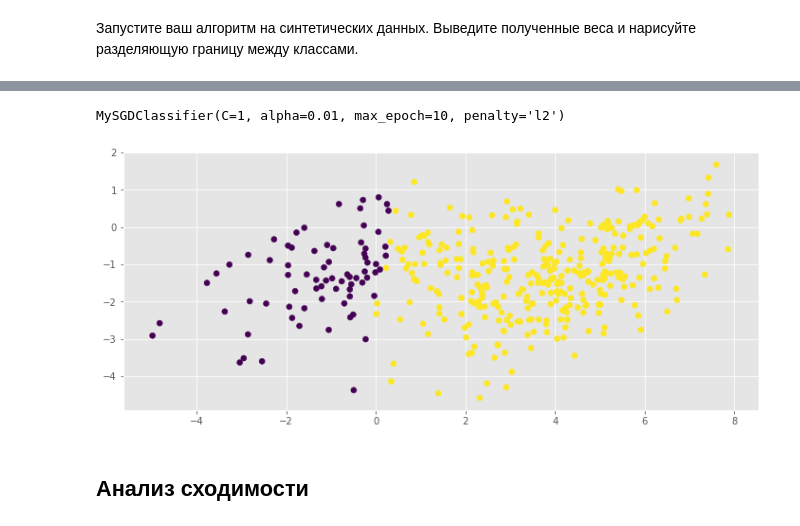
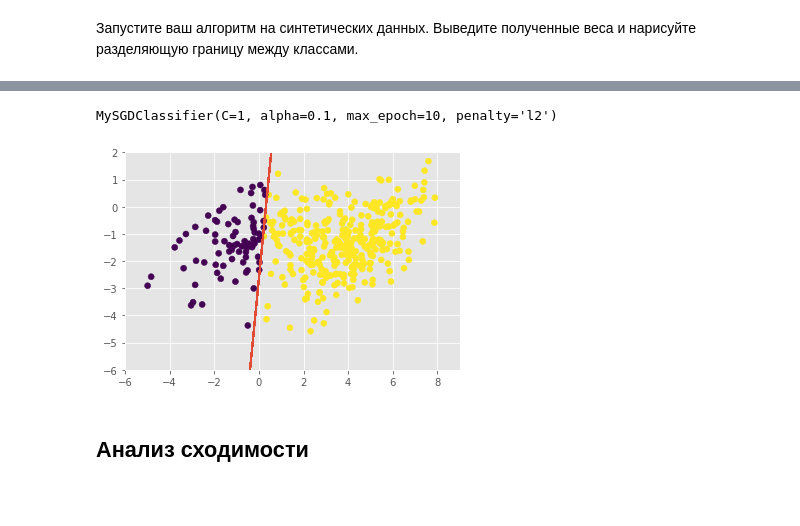
Before and after one commit to mmariyavyatkina/otus_course, a Jupyter notebook: HW3/Logreg.ipynb, the cells around one changed output, grey strips where cells are left out. Drawn from its saved outputs; the diff is of its cells as text; code cells hidden in the pictures; blank space fills up the shorter version.

```diff
--- a/HW3/Logreg.ipynb
+++ b/HW3/Logreg.ipynb
@@ -38,7 +38,7 @@ class MySGDClassifier(BaseEstimator, ClassifierMixin):
     Предполагается, что в выборке всегда 2 класса
     """
 
-    def __init__(self, C=1, alpha=0.01, max_epoch=10, penalty='l2'):
+    def __init__(self, C=1, alpha=0.1, max_epoch=20, penalty='l2'):
         """
         C - коэф. регуляризации
         alpha - скорость спуска
@@ -90,8 +90,9 @@ class MySGDClassifier(BaseEstimator, ClassifierMixin):
                 gradient = (xi.T.dot(y_hat - yi))
 
                 theta = theta - self.alpha * (gradient + self.f_regularize(theta)[0]) # correct coefficients
-                cost = -(yi*np.log(y_hat) + (1-yi)*np.log(1 - y_hat)).mean() + self.f_regularize(theta)[1].mean()
-                self.costs.append(cost)
+                # cost = -(yi*np.log(y_hat) + (1-yi)*np.log(1 - y_hat))
+            cost = (y*np.log(self.f_sigma(X.dot(theta))) + (1-y)*np.log(1 - self.f_sigma(X.dot(theta)))).mean()
+            self.costs.append(cost)
 
         self.coef = theta[1:]
         self.intercept = theta[0]
@@ -138,16 +139,24 @@ plt.scatter(X[:,0], X[:,1], c = y)
 # %%
-model = MySGDClassifier(C = 1, alpha = 0.01, max_epoch = 10, penalty = 'l2')
+model = MySGDClassifier(C = 1, alpha = 0.1, max_epoch = 10, penalty = 'l2')
 model.fit(X, y)
 # %% [output]
-MySGDClassifier(C=1, alpha=0.01, max_epoch=10, penalty='l2')
+MySGDClassifier(C=1, alpha=0.1, max_epoch=10, penalty='l2')
 # %%
 ## Your Code Here
 forecast = model.predict(X)
 
 plt.scatter(X[:, 0], X[:, 1], c = forecast)
+
+axes = plt.gca()
+x_vals = X[:, 0]
+y_vals = - (model.intercept + model.coef[0] * x_vals)/model.coef[1]
+plt.plot(x_vals, y_vals, '--')
+
+plt.xlim(-6, 9)
+plt.ylim(-6, 2)
 plt.show()
 # %% [output]
-[figure, old version]
+[figure, new version]
 # %% [markdown]
 ## Анализ сходимости
 # %% [markdown]
```
Also changed, not shown: parts of 2 cells of this notebook.
